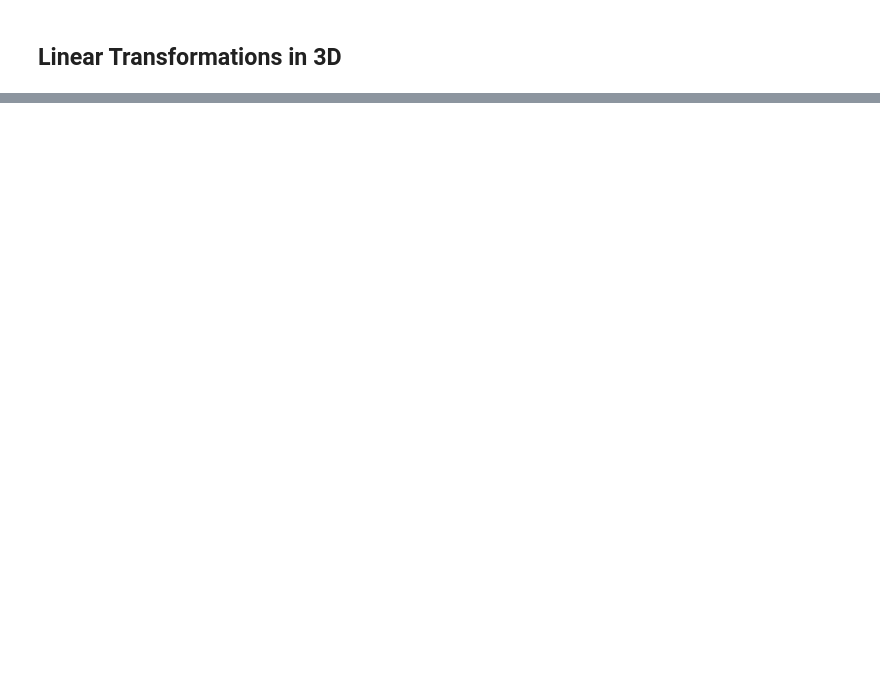
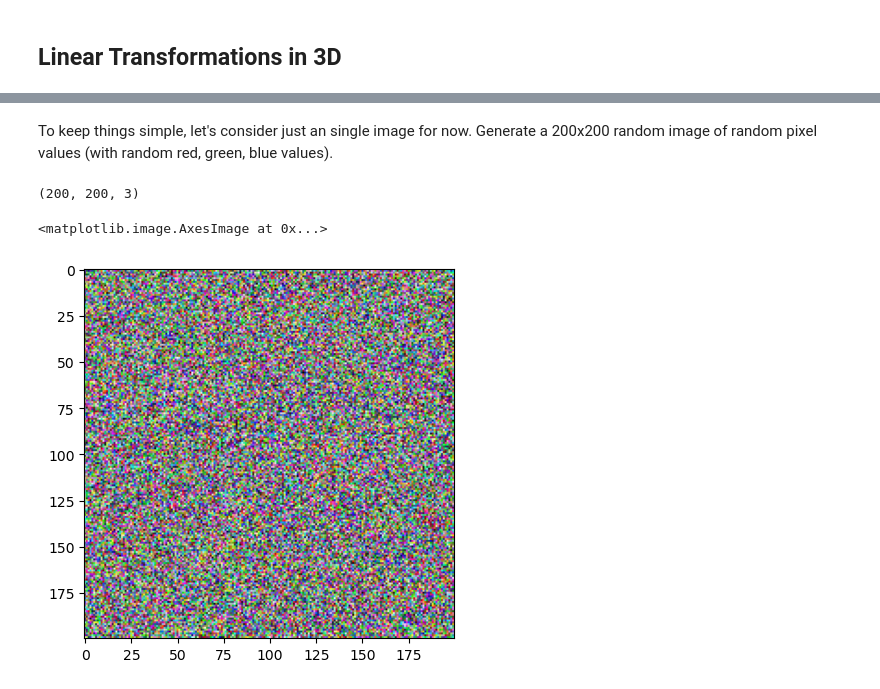
Before and after one commit to thomasnield/anaconda_linear_algebra, a Jupyter notebook: 3_linear_algebra_in_3d.ipynb, the cells around one changed output, grey strips where cells are left out. Saved outputs shown, nothing was run; the diff lists cells and outputs as text; code cells hidden in the pictures; blank space fills up the shorter version.

```diff
--- a/3_linear_algebra_in_3d.ipynb
+++ b/3_linear_algebra_in_3d.ipynb
@@ -40,0 +106,19 @@ SyntaxError: invalid syntax (1405359817.py, line 1)
+# %% [markdown]
+To keep things simple, let's consider just an single image for now. Generate a 200x200 random image of random pixel values (with random red, green, blue values).
+# %%
+import numpy as np
+import matplotlib.pyplot as plt
+
+# Create a 3-dimensional array with dimensions 200, 200, 3.
+# The third dimension represents the RGB color channels.
+image_array = np.random.randint(0, 255, (200, 200, 3))
+
+# Print the shape of the array.
+print(image_array.shape)
+
+# Save the array as a PNG image.
+plt.imshow(image_array)
+# %% [output]
+(200, 200, 3)
+<matplotlib.image.AxesImage at 0x...>
+[figure, added]
```
Also changed, not shown: parts of 23 cells of this notebook, 3 other files.
